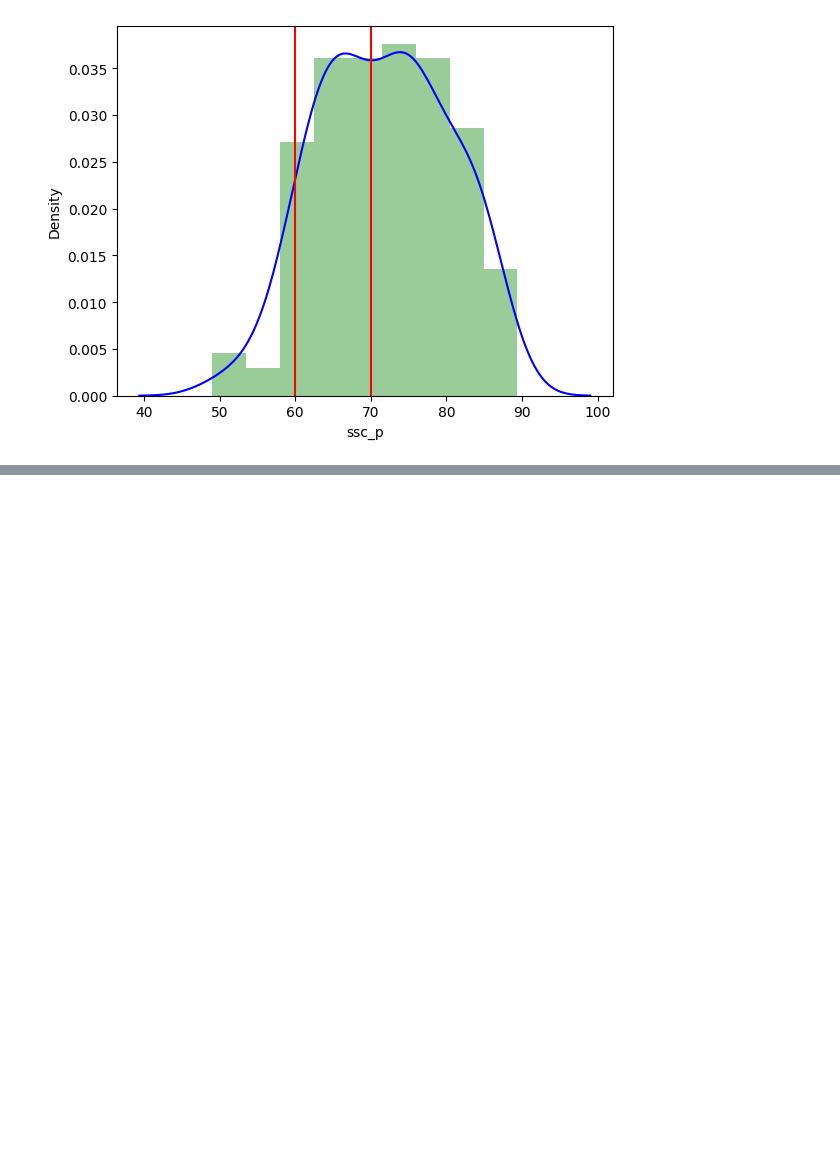
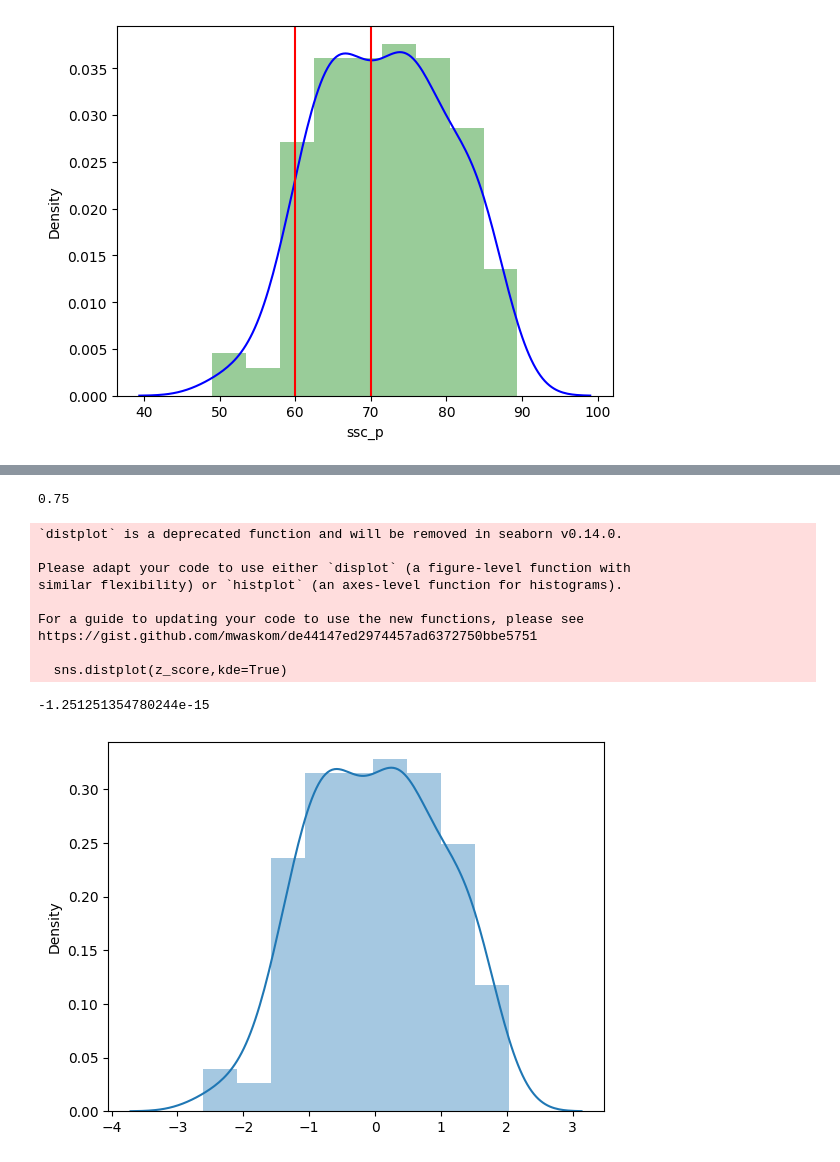
Before and after one commit to SalateAnciga/Data-Analysis-Univariate, a Jupyter notebook: probability.ipynb, the cells around one changed output, grey strips where cells are left out. Saved outputs shown, nothing was run; the diff lists cells and outputs as text; code cells hidden in the pictures; blank space fills up the shorter version.

```diff
--- a/probability.ipynb
+++ b/probability.ipynb
@@ -109,0 +128,6 @@ https://gist.github.com/mwaskom/de44147ed2974457ad6372750bbe5751
+# %%
+from statsmodels.distributions.empirical_distribution import ECDF
+ecdf=ECDF(dataset['ssc_p'])
+ecdf(78)
+# %% [output]
+0.75
@@ -109,0 +136,32 @@ https://gist.github.com/mwaskom/de44147ed2974457ad6372750bbe5751
+# %%
+def stdNBdist(dataset):
+    #data visualation library for ex if you draw histogram you must import seaborn
+    import seaborn as sns
+    #assign dataset into sample
+    sample=dataset
+    #calculate mean,Standard deviation
+    sample_mean=sample.mean()
+    sample_std=sample.std()
+    #Take the corresponding data (ie) i from dataset & put into the list named as values
+    values=[i for i in dataset]
+    #calculate z_score value
+    z_score=[((j-sample_mean)/sample_std) for j in values]
+    #distplot function is used to find normal distribution.kde=True means draw the density curve
+    sns.distplot(z_score,kde=True)
+    #calculate mean of z_score.
+    mean=sum(z_score)/len(z_score)
+    print(mean)
+# %%
+stdNBdist(dataset["ssc_p"])
+# %% [output]
+`distplot` is a deprecated function and will be removed in seaborn v0.14.0.
+
+Please adapt your code to use either `displot` (a figure-level function with
+similar flexibility) or `histplot` (an axes-level function for histograms).
+
+For a guide to updating your code to use the new functions, please see
+https://gist.github.com/mwaskom/de44147ed2974457ad6372750bbe5751
+
+  sns.distplot(z_score,kde=True)
+-1.251251354780244e-15
+[figure, added]
```
Also changed, not shown: parts of 5 cells of this notebook.
